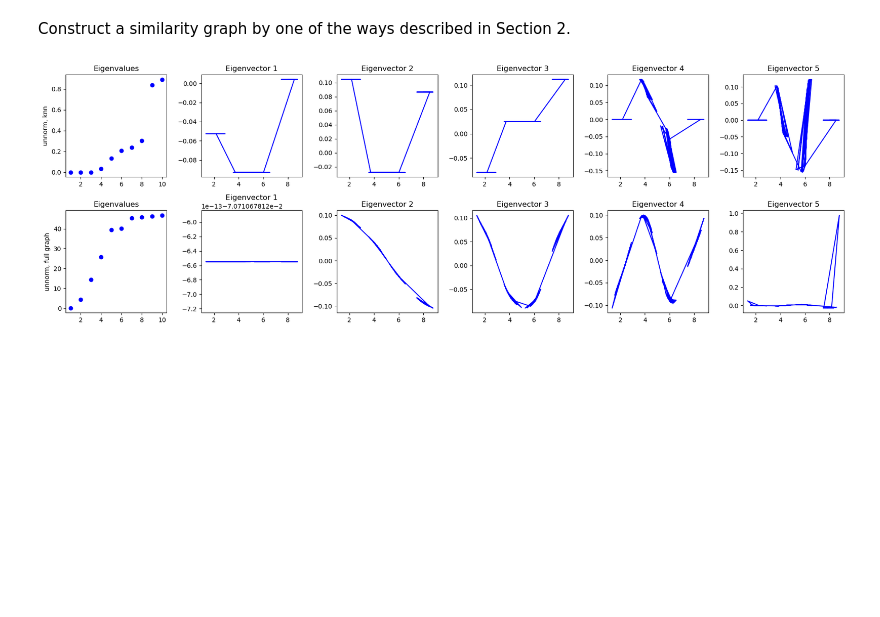
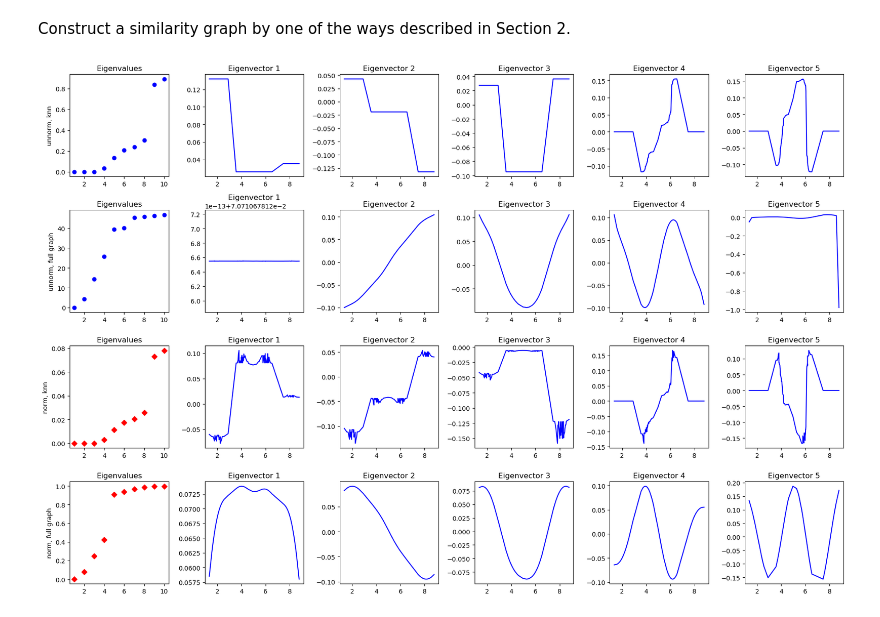
Before and after one commit to Vicavier/Reproducing-A_tutorial_on_spectral_clustering, a Jupyter notebook: spectral_clustering.ipynb, the cells around one changed output. Saved outputs shown, nothing was run; the diff lists cells and outputs as text; code cells hidden in the pictures; blank space fills up the shorter version.

Commit message:
Add Normalized Spectral Clustering Algorithm

```diff
--- a/spectral_clustering.ipynb
+++ b/spectral_clustering.ipynb
@@ -107,6 +109,7 @@ for mean, std in zip(means, std_devs):
     samples.append(np.random.normal(mean, std, 50))
 
 data = np.concatenate(samples)
+data = sorted(data)
 
 plt.figure(figsize=(3, 2))
 plt.hist(data, bins=150, color='blue')
@@ -165,31 +168,44 @@ def unnormalized_spectral_clustering(similarity_matrix, n_clusters, similarity_g
     # compute the first n_clusters eigenvalues and eigenvectors of L
     smallest_k_eigvals, smallest_k_eigvecs = eigsh(L, k=n_clusters, which='SM')
     return smallest_k_eigvals, smallest_k_eigvecs
+
+def normalized_spectral_clustering(similarity_matrix, n_clusters, similarity_graphs = 'fully_connected_graph'):
+    W = []
+    if similarity_graphs == 'fully_connected_graph':
+        W = fully_connected_graph(similarity_matrix)
+    elif similarity_graphs == 'knn_graph':
+        W = k_nearest_neighbors_graph(similarity_matrix, k=10)
+    D = degree_matrix(W)
+    D_inv_sqrt = np.diag(1.0 / np.sqrt(np.diag(D)))
+    L_sym = np.eye(W.shape[0]) - D_inv_sqrt @ W @ D_inv_sqrt
+    smallest_k_eigvals, smallest_k_eigvecs = eigsh(L_sym, k=n_clusters, which='SM')
+    return smallest_k_eigvals, smallest_k_eigvecs
 # %%
 eigvals1, eigvecs1 = unnormalized_spectral_clustering(similarity_matrix=S,n_clusters=10,similarity_graphs='knn_graph')
 eigvals2, eigvecs2 = unnormalized_spectral_clustering(similarity_matrix=S,n_clusters=10,similarity_graphs='fully_connected_graph')
+eigvals3, eigvecs3 = normalized_spectral_clustering(similarity_matrix=S,n_clusters=10,similarity_graphs='knn_graph')
+eigvals4, eigvecs4 = normalized_spectral_clustering(similarity_matrix=S,n_clusters=10,similarity_graphs='fully_connected_graph')
 # Plot the eigenvalues
-fig, axes = plt.subplots(2, 6, figsize=(18, 6))
+fig, axes = plt.subplots(4, 6, figsize=(18, 12))
+
 
 for i, (eigvals, title) in enumerate(zip(
-    [eigvals1, eigvals2],
-    ["unnorm, knn",  "unnorm, full graph"]
+    [eigvals1, eigvals2,eigvals3,eigvals4],
+    ["unnorm, knn",  "unnorm, full graph", "norm, knn","norm, full graph"]
 )):
-    axes[i, 0].plot(range(1, len(eigvals) + 1), eigvals, 'bo' if 'norm' in title else 'rD')
+    axes[i, 0].plot(range(1, len(eigvals) + 1), eigvals, 'bo' if (i == 0 or i==1) else 'rD')
     axes[i, 0].set_title("Eigenvalues")
     axes[i, 0].set_ylabel(title)
 
-# 绘制前 5 个特征向量（Eigenvectors）
-
 for i, (eigvecs, title) in enumerate(zip(
-    [eigvecs1, eigvecs2],
-    ["unnorm, knn",  "unnorm, full graph"]
+    [eigvecs1, eigvecs2, eigvecs3, eigvecs4],
+    ["unnorm, knn",  "unnorm, full graph","norm, knn","norm, full graph"]
 )):
     for j in range(5):  # 取前 5 个特征向量
         axes[i, j + 1].plot(data, eigvecs[:, j], 'b-')
         axes[i, j + 1].set_title(f"Eigenvector {j+1}")
 
 plt.tight_layout()
 plt.show()
 # %% [output]
-[figure, old version]
+[figure, new version]
```
Also changed, not shown: parts of 1 cell of this notebook, 2 other files.
